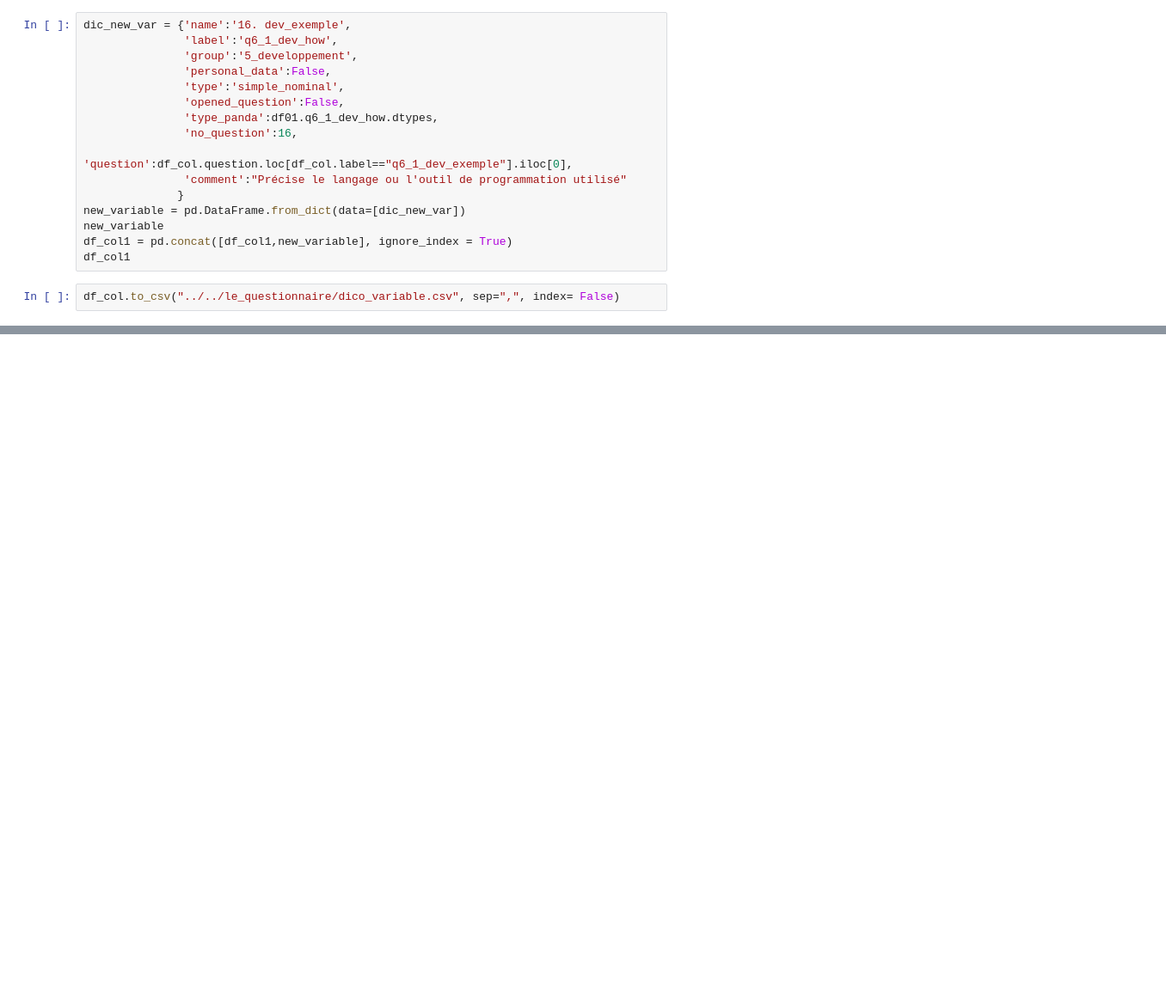
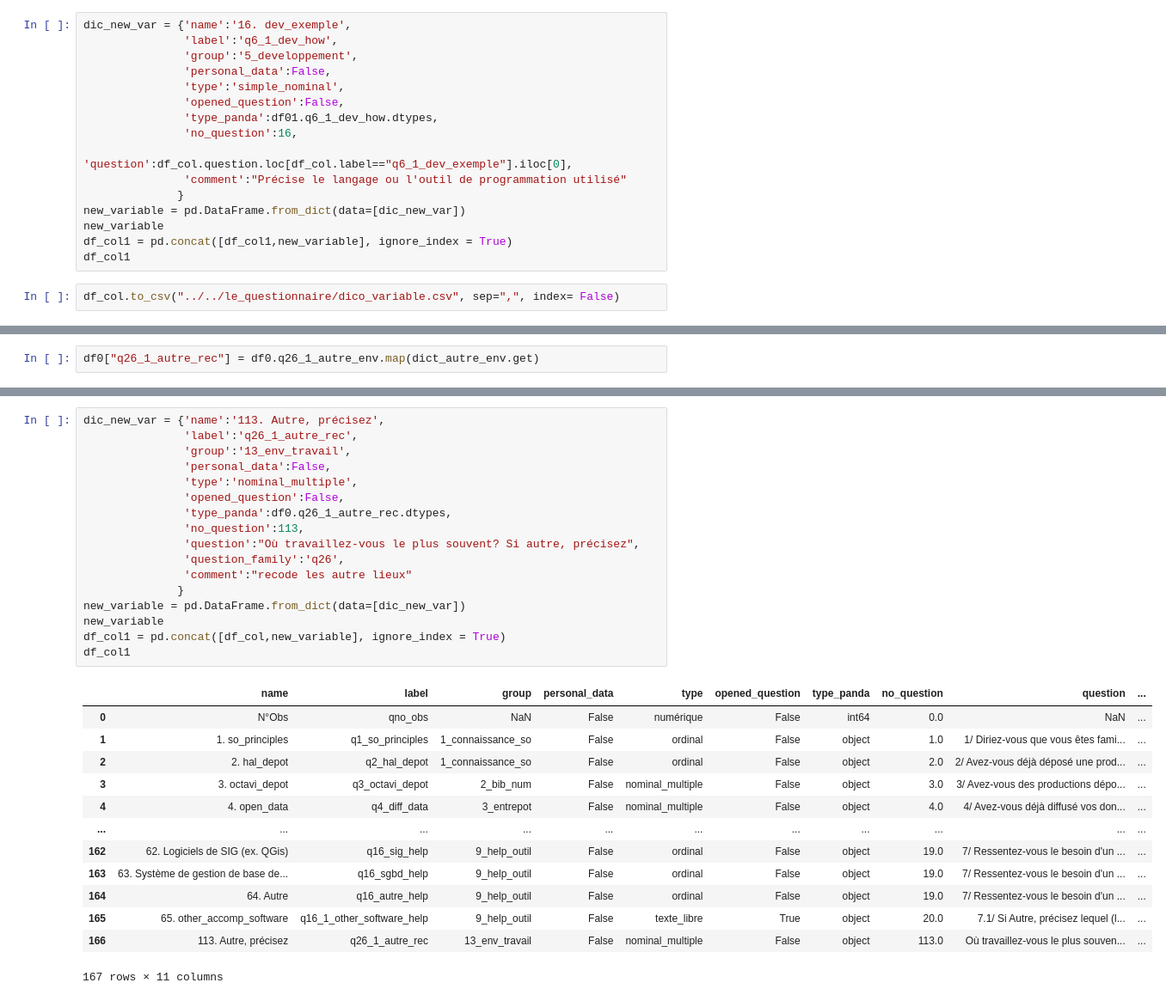
Before and after one commit to luneauaymeric/enquete_SO_p8, a Jupyter notebook: _build/jupyter_execute/script_traitement/recodage_variable.ipynb, the cells around one changed output, grey strips where cells are left out. Shown at 86% size. Cells and saved outputs as stored; diff of their text form; blank space fills up the shorter version.

```diff
--- a/_build/jupyter_execute/script_traitement/recodage_variable.ipynb
+++ b/_build/jupyter_execute/script_traitement/recodage_variable.ipynb
@@ -543,0 +577,2 @@ df_col.to_csv("../../le_questionnaire/dico_variable.csv", sep=",", index= False)
+# %%
+df0["q26_1_autre_rec"] = df0.q26_1_autre_env.map(dict_autre_env.get)
@@ -543,0 +599,31 @@ df_col.to_csv("../../le_questionnaire/dico_variable.csv", sep=",", index= False)
+# %%
+dic_new_var = {'name':'113. Autre, précisez',
+               'label':'q26_1_autre_rec',
+               'group':'13_env_travail',
+               'personal_data':False,
+               'type':'nominal_multiple',
+               'opened_question':False,
+               'type_panda':df0.q26_1_autre_rec.dtypes,
+               'no_question':113,
+               'question':"Où travaillez-vous le plus souvent? Si autre, précisez",
+               'question_family':'q26',
+               'comment':"recode les autre lieux"
+              }
+new_variable = pd.DataFrame.from_dict(data=[dic_new_var])
+new_variable
+df_col1 = pd.concat([df_col,new_variable], ignore_index = True)
+df_col1
+# %% [output]
+|  | name | label | group | personal_data | type | opened_question | type_panda | no_question | question | ... |
+| 0 | N°Obs | qno_obs | NaN | False | numérique | False | int64 | 0.0 | NaN | ... |
+| 1 | 1. so_principles | q1_so_principles | 1_connaissance_so | False | ordinal | False | object | 1.0 | 1/ Diriez-vous que vous êtes fami... | ... |
+| 2 | 2. hal_depot | q2_hal_depot | 1_connaissance_so | False | ordinal | False | object | 2.0 | 2/ Avez-vous déjà déposé une prod... | ... |
+| 3 | 3. octavi_depot | q3_octavi_depot | 2_bib_num | False | nominal_multiple | False | object | 3.0 | 3/ Avez-vous des productions dépo... | ... |
+| 4 | 4. open_data | q4_diff_data | 3_entrepot | False | nominal_multiple | False | object | 4.0 | 4/ Avez-vous déjà diffusé vos don... | ... |
+| ... | ... | ... | ... | ... | ... | ... | ... | ... | ... | ... |
+| 162 | 62. Logiciels de SIG (ex. QGis) | q16_sig_help | 9_help_outil | False | ordinal | False | object | 19.0 | 7/ Ressentez-vous le besoin d'un ... | ... |
+| 163 | 63. Système de gestion de base de... | q16_sgbd_help | 9_help_outil | False | ordinal | False | object | 19.0 | 7/ Ressentez-vous le besoin d'un ... | ... |
+| 164 | 64. Autre | q16_autre_help | 9_help_outil | False | ordinal | False | object | 19.0 | 7/ Ressentez-vous le besoin d'un ... | ... |
+| 165 | 65. other_accomp_software | q16_1_other_software_help | 9_help_outil | False | texte_libre | True | object | 20.0 | 7.1/ Si Autre, précisez lequel (l... | ... |
+| 166 | 113. Autre, précisez | q26_1_autre_rec | 13_env_travail | False | nominal_multiple | False | object | 113.0 | Où travaillez-vous le plus souven... | ... |
+167 rows × 11 columns
```
Also changed, not shown: parts of 6 cells of this notebook, 34 other files.
